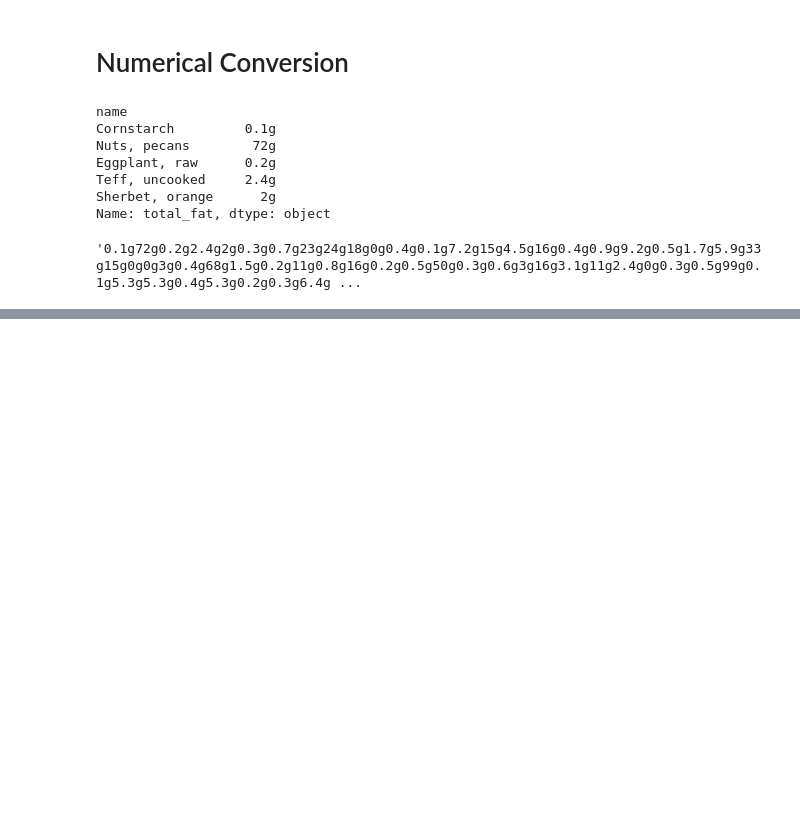
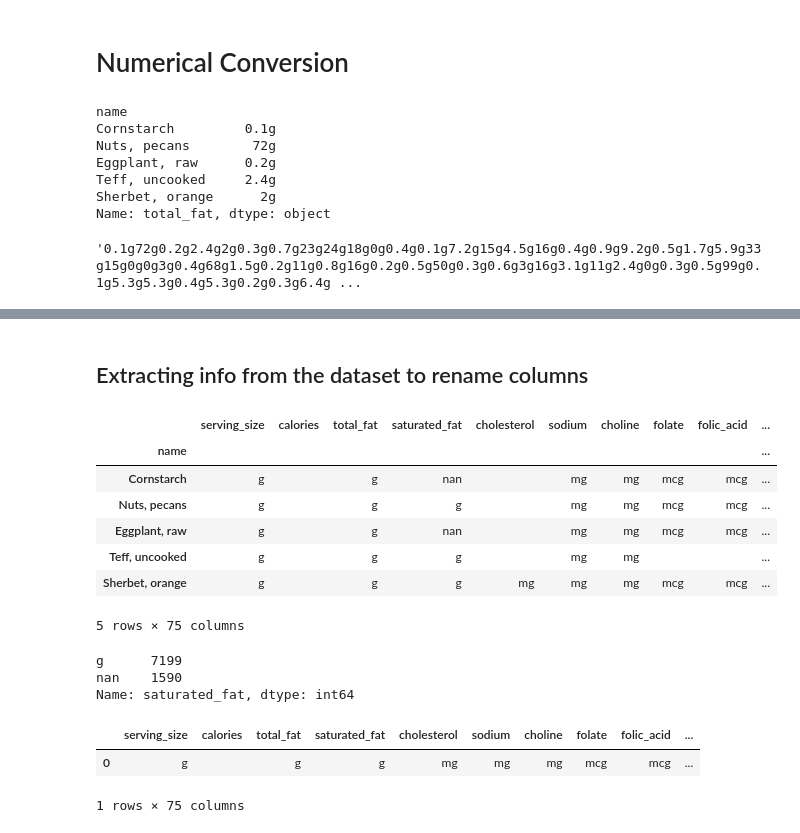
Before and after one commit to phin01/pandas-bootcamp, a Jupyter notebook: 2DataFrames/2DataframeCleanup.ipynb, the cells around one changed output, grey strips where cells are left out. Drawn from its saved outputs; the diff is of its cells as text; code cells hidden in the pictures; blank space fills up the shorter version.

Commit message:
Include rename and dropna for Cleanup

```diff
--- a/2DataFrames/2DataframeCleanup.ipynb
+++ b/2DataFrames/2DataframeCleanup.ipynb
@@ -39,0 +140,29 @@ nutrition.total_fat.sum()
+# %% [markdown]
+## Extracting info from the dataset to rename columns
+# %%
+# First, create a dataset without the values, only the units
+units = nutrition.astype(str).replace('[^a-zA-Z]', '', regex=True)
+units.head()
+# %% [output]
+|  | serving_size | calories | total_fat | saturated_fat | cholesterol | sodium | choline | folate | folic_acid | ... |
+| name |  |  |  |  |  |  |  |  |  | ... |
+| Cornstarch | g |  | g | nan |  | mg | mg | mcg | mcg | ... |
+| Nuts, pecans | g |  | g | g |  | mg | mg | mcg | mcg | ... |
+| Eggplant, raw | g |  | g | nan |  | mg | mg | mcg | mcg | ... |
+| Teff, uncooked | g |  | g | g |  | mg | mg |  |  | ... |
+| Sherbet, orange | g |  | g | g | mg | mg | mg | mcg | mcg | ... |
+5 rows × 75 columns
+# %%
+# Some columns might have blank or NaN values
+units.saturated_fat.value_counts()
+# %% [output]
+g      7199
+nan    1590
+Name: saturated_fat, dtype: int64
+# %%
+# Those can be handled by looking for the most frequent value in each column (mode)
+units.mode()
+# %% [output]
+|  | serving_size | calories | total_fat | saturated_fat | cholesterol | sodium | choline | folate | folic_acid | ... |
+| 0 | g |  | g | g | mg | mg | mg | mcg | mcg | ... |
+1 rows × 75 columns
```
Also changed, not shown: parts of 23 cells of this notebook.
